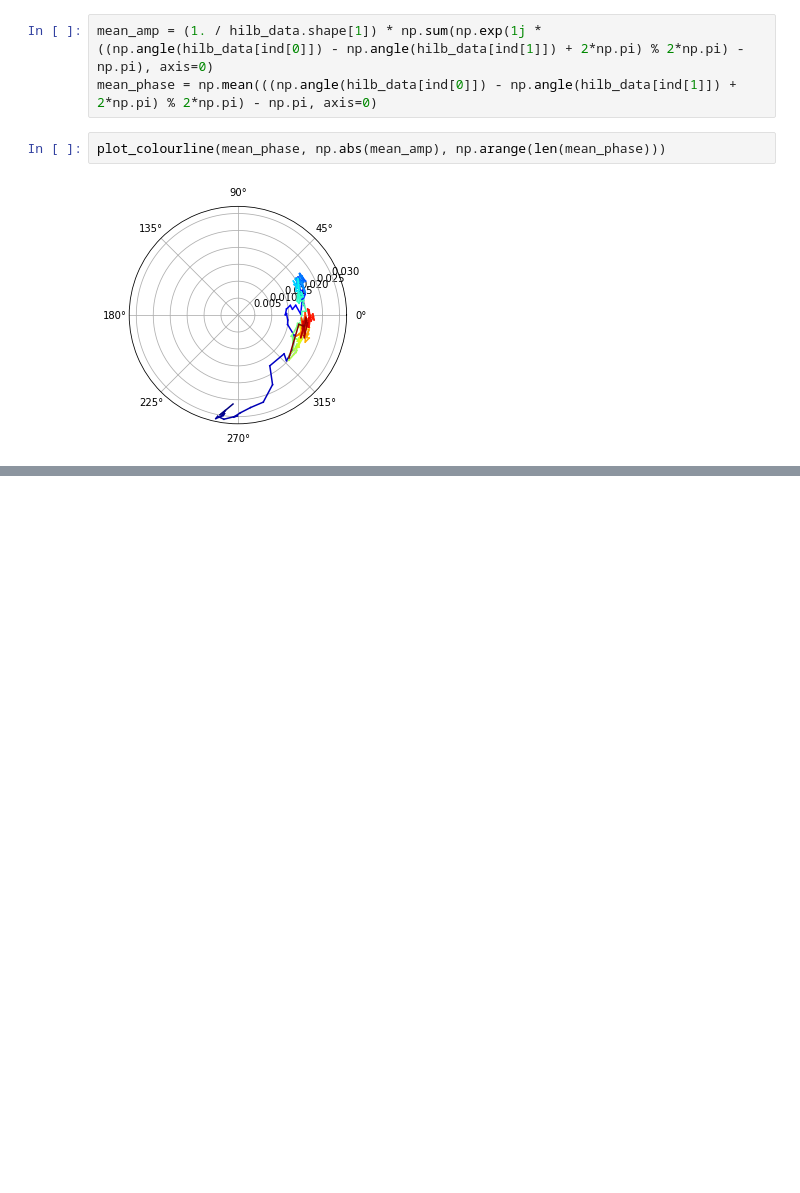
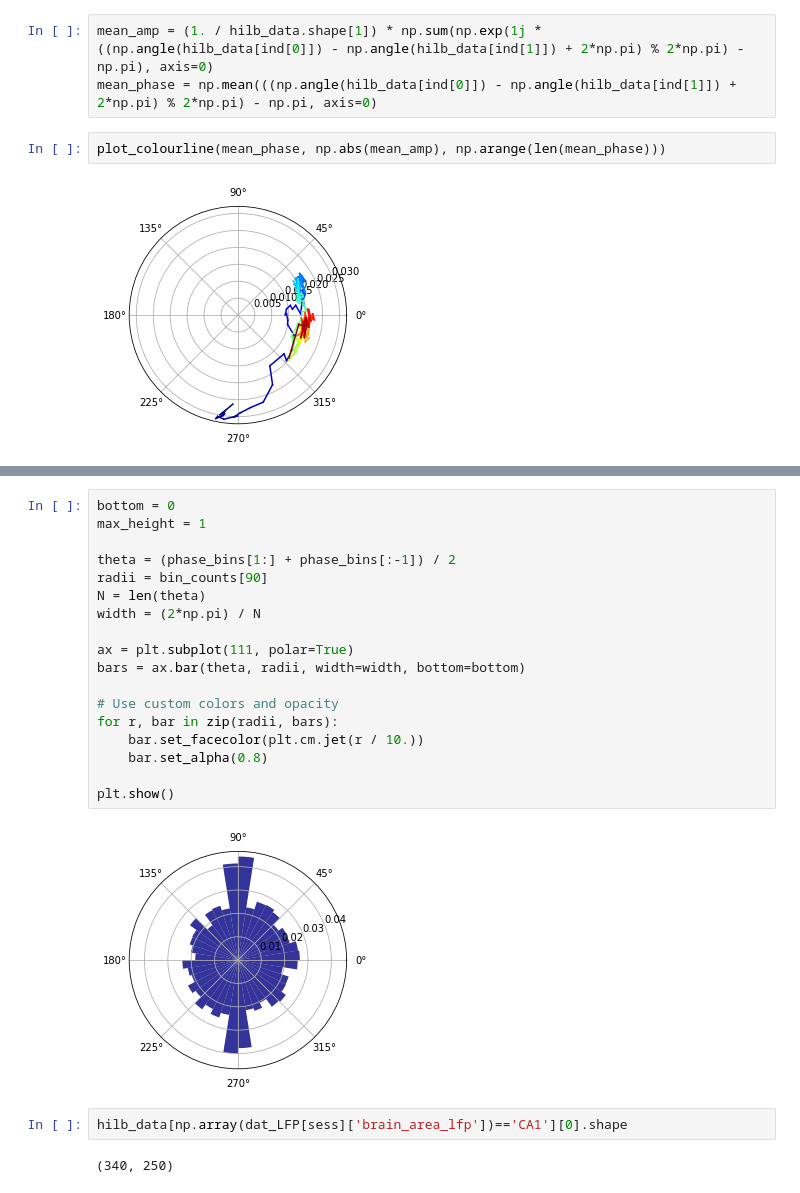
Before and after one commit to kayteeflick/nma_cn_flow_state, a Jupyter notebook: phase_relationships.ipynb, the cells around one changed output, grey strips where cells are left out. Saved outputs shown, nothing was run; the diff lists cells and outputs as text; blank space fills up the shorter version.

```diff
--- a/phase_relationships.ipynb
+++ b/phase_relationships.ipynb
@@ -267,0 +295,24 @@ plot_colourline(mean_phase, np.abs(mean_amp), np.arange(len(mean_phase)))
+# %%
+bottom = 0
+max_height = 1
+
+theta = (phase_bins[1:] + phase_bins[:-1]) / 2
+radii = bin_counts[90]
+N = len(theta)
+width = (2*np.pi) / N
+
+ax = plt.subplot(111, polar=True)
+bars = ax.bar(theta, radii, width=width, bottom=bottom)
+
+# Use custom colors and opacity
+for r, bar in zip(radii, bars):
+    bar.set_facecolor(plt.cm.jet(r / 10.))
+    bar.set_alpha(0.8)
+
+plt.show()
+# %% [output]
+[figure, added]
+# %%
+hilb_data[np.array(dat_LFP[sess]['brain_area_lfp'])=='CA1'][0].shape
+# %% [output]
+(340, 250)
```
Also changed, not shown: parts of 10 cells of this notebook.
